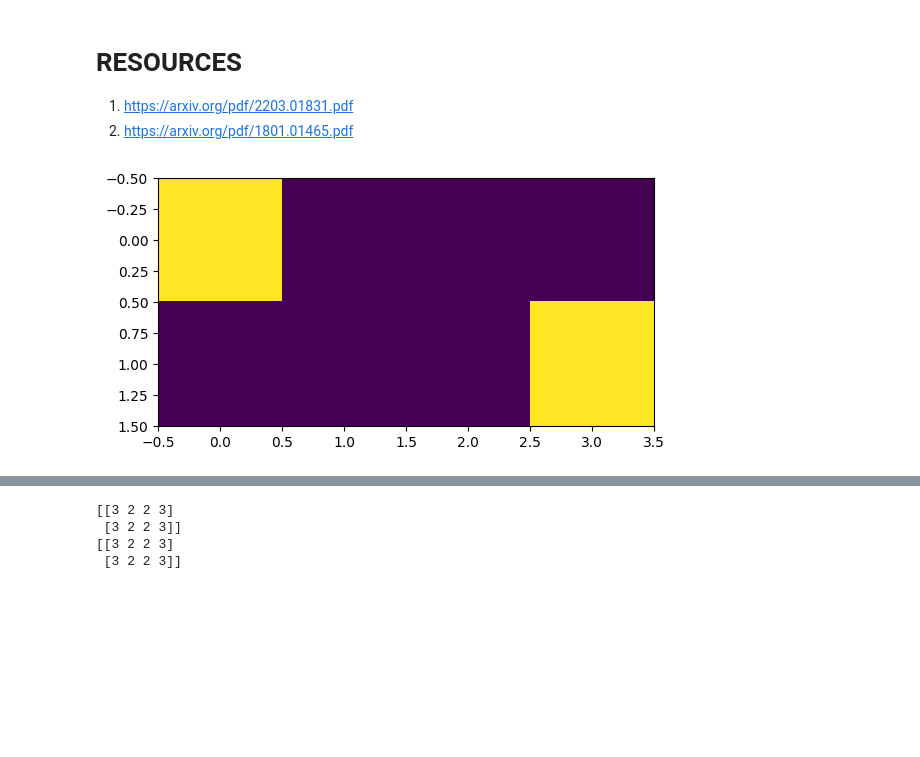
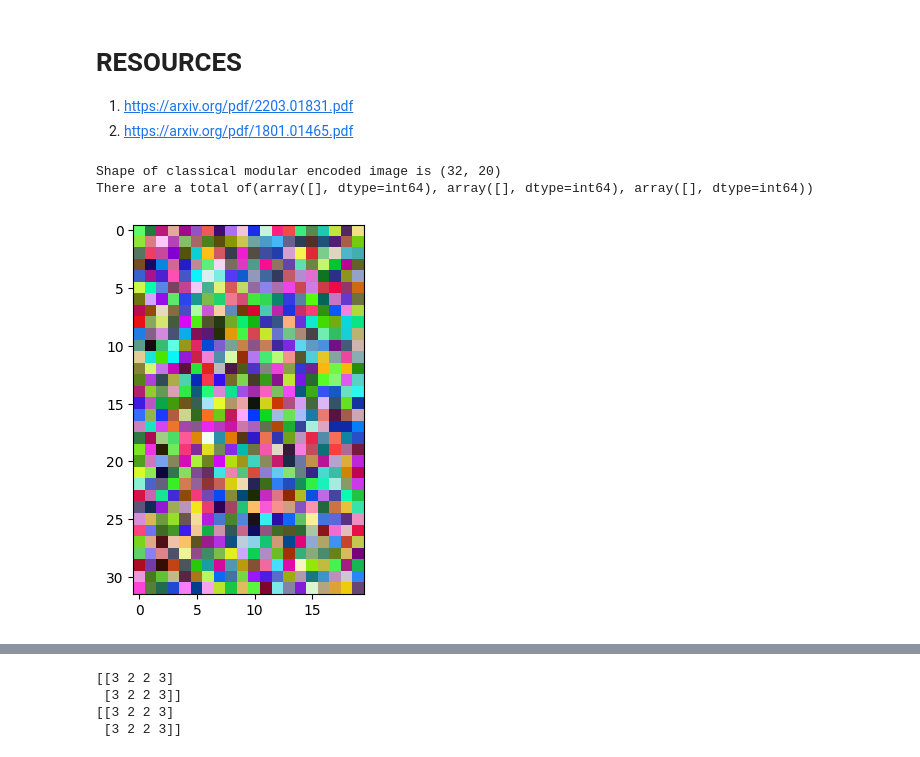
Before and after one commit to el-dAna/QC, a Jupyter notebook: hacathons/image_encoding.ipynb, the cells around one changed output, grey strips where cells are left out. Saved outputs shown, nothing was run; the diff lists cells and outputs as text; code cells hidden in the pictures; blank space fills up the shorter version.

Commit message:
successful decoding of a random mxn image. More pixels would require more shots but ... hehe

```diff
--- a/hacathons/image_encoding.ipynb
+++ b/hacathons/image_encoding.ipynb
@@ -41,30 +101,35 @@ import matplotlib.image as img
 # %%
 image = np.array([[0, 0, 0, 0, 0, 0, 0, 0],
                   [0, 1, 1, 1, 1, 1, 0, 0],
                   [0, 1, 1, 1, 1, 1, 1, 0],
                   [0, 1, 1, 1, 1, 1, 1, 0],
                   [0, 1, 1, 0, 1, 1, 1, 0],
                   [0, 0, 0, 1, 1, 1, 1, 0],
                   [0, 0, 0, 1, 1, 1, 1, 0],
                   [0, 0, 0, 0, 0, 0, 0, 1]])
+from PIL import Image
+#Open the image
+image_width = 32
+image_height = 20
+image_path = '/workspaces/QC/murat.jpeg'
 
+# image = Image.open(image_path)
+# image = image.resize((image_width, image_height))
+# image = np.array(image)
+
+image = np.random.randint(1, 255, size=3*image_width*image_height).reshape(image_width, image_height,3)
+#image = np.array((3,2,2,3,3,2,2,3)).reshape(2,4)
 #image = np.array((1,1,1,1)).reshape(2,2)
 #image = np.array((3,2,2,3)).reshape(2,2)
 # image = np.array((1,2,3,4)).reshape(2,2)
-image = np.array((4,1,1,1,1,1,1,4)).reshape(2,4)
+#image = np.array((4,1,1,1,1,1,1,4)).reshape(2,4)
 #image = np.array((1,2,3,4,1,2,3,4)).reshape(2,4)
-image_path = '/workspaces/QC/murat.jpeg'  # Specify the path to your image file
-#image = img.imread(image_path)[:,:,2].reshape(275,183)
-#plt.imshow(image, cmap='gray', interpolation='nearest')
+
+
+
 plt.imshow(image)
-# np.where(image==0)[0].shape
-
-from PIL import Image
-#Open the image
-# image = Image.open(image_path)
-# image = image.resize((4, 8))
-# image = np.array(image)[:,:,2]
-# print(np.where(image==0))
-# plt.imshow(image)
+modular_image = classical_encode(image)
 # %% [output]
+Shape of classical modular encoded image is (32, 20)
+There are a total of(array([], dtype=int64), array([], dtype=int64), array([], dtype=int64))
-[figure, old version]
+[figure, new version]
```
Also changed, not shown: parts of 9 cells of this notebook.
